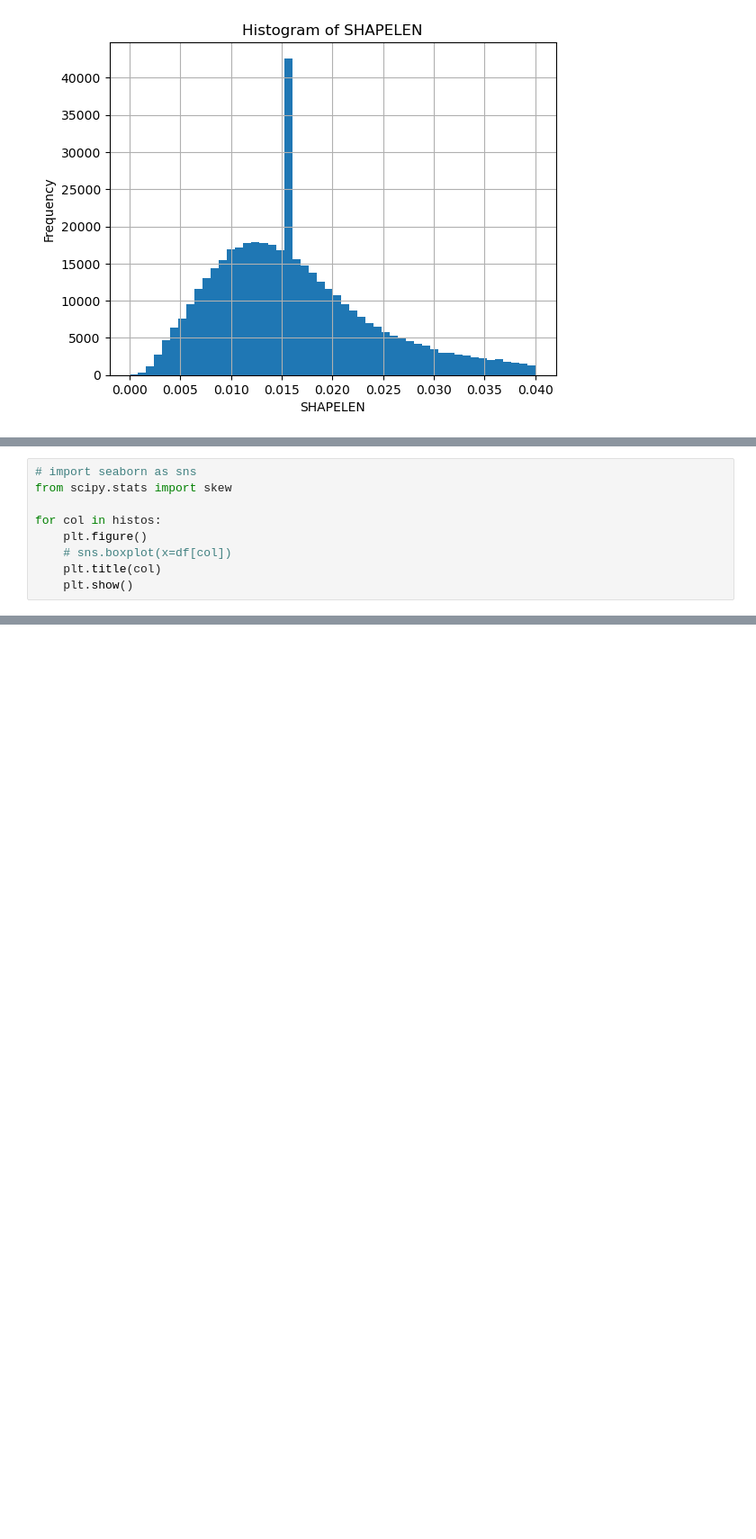
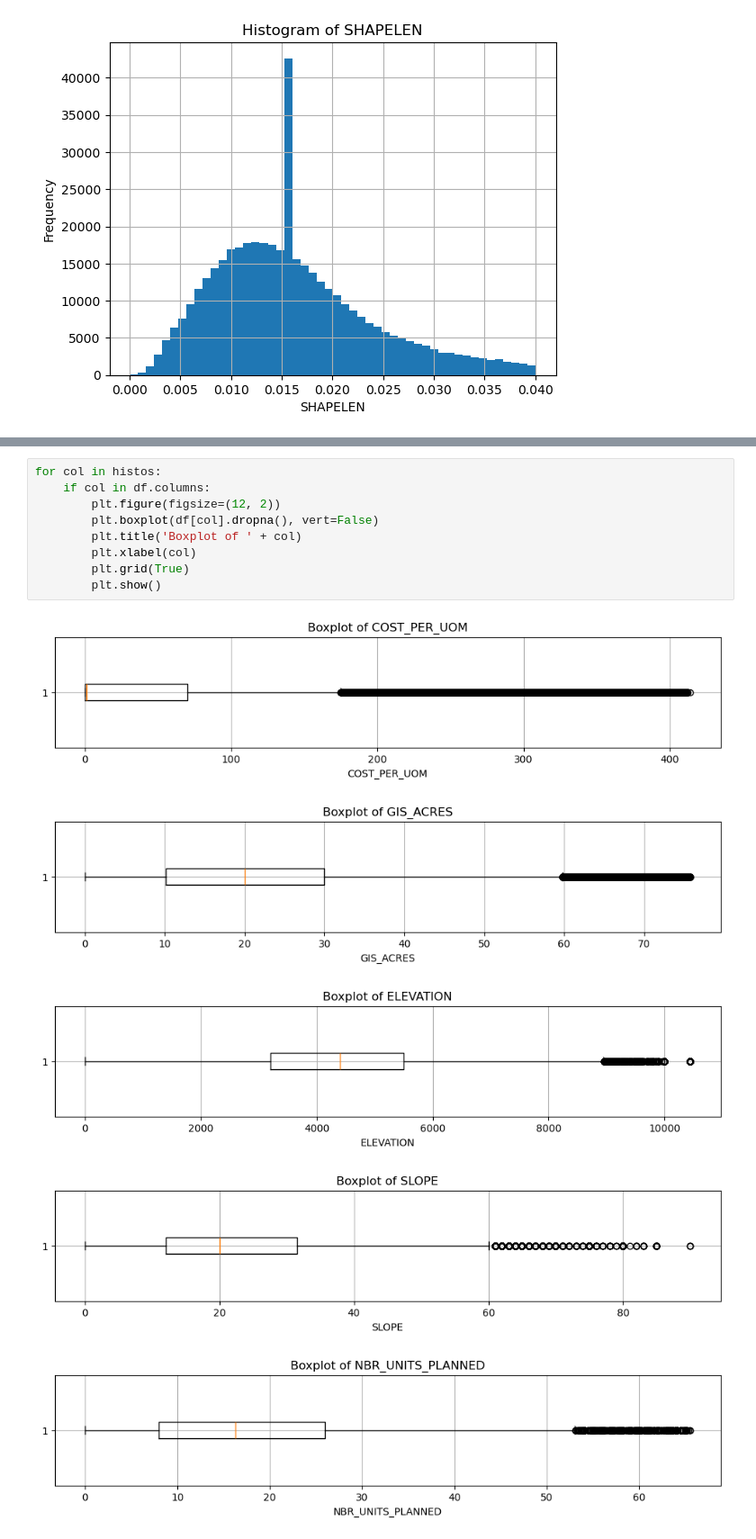
Before and after one commit to Kurogisa/Reforestation-Datamining, a Jupyter notebook: reforestation.ipynb, the cells around one changed output, grey strips where cells are left out. Shown: that part at 90% size. Drawn from its saved outputs; the diff is of its cells as text; blank space fills up the shorter version.

Commit message:
added all sections and data for box plot, skew and other parts as well

```diff
--- a/reforestation.ipynb
+++ b/reforestation.ipynb
@@ -388,9 +385,0 @@ for col in histos:
-# %%
-# import seaborn as sns
-from scipy.stats import skew
-
-for col in histos:
-    plt.figure()
-    # sns.boxplot(x=df[col])
-    plt.title(col)
-    plt.show()
@@ -406,0 +401,15 @@ for col in histos:
+# %%
+for col in histos:
+    if col in df.columns:
+        plt.figure(figsize=(12, 2))
+        plt.boxplot(df[col].dropna(), vert=False)
+        plt.title('Boxplot of ' + col)
+        plt.xlabel(col)
+        plt.grid(True)
+        plt.show()
+# %% [output]
+[figure, added]
+[figure, added]
+[figure, added]
+[figure, added]
+[figure, added]
```
Also changed, not shown: parts of 13 cells of this notebook.
